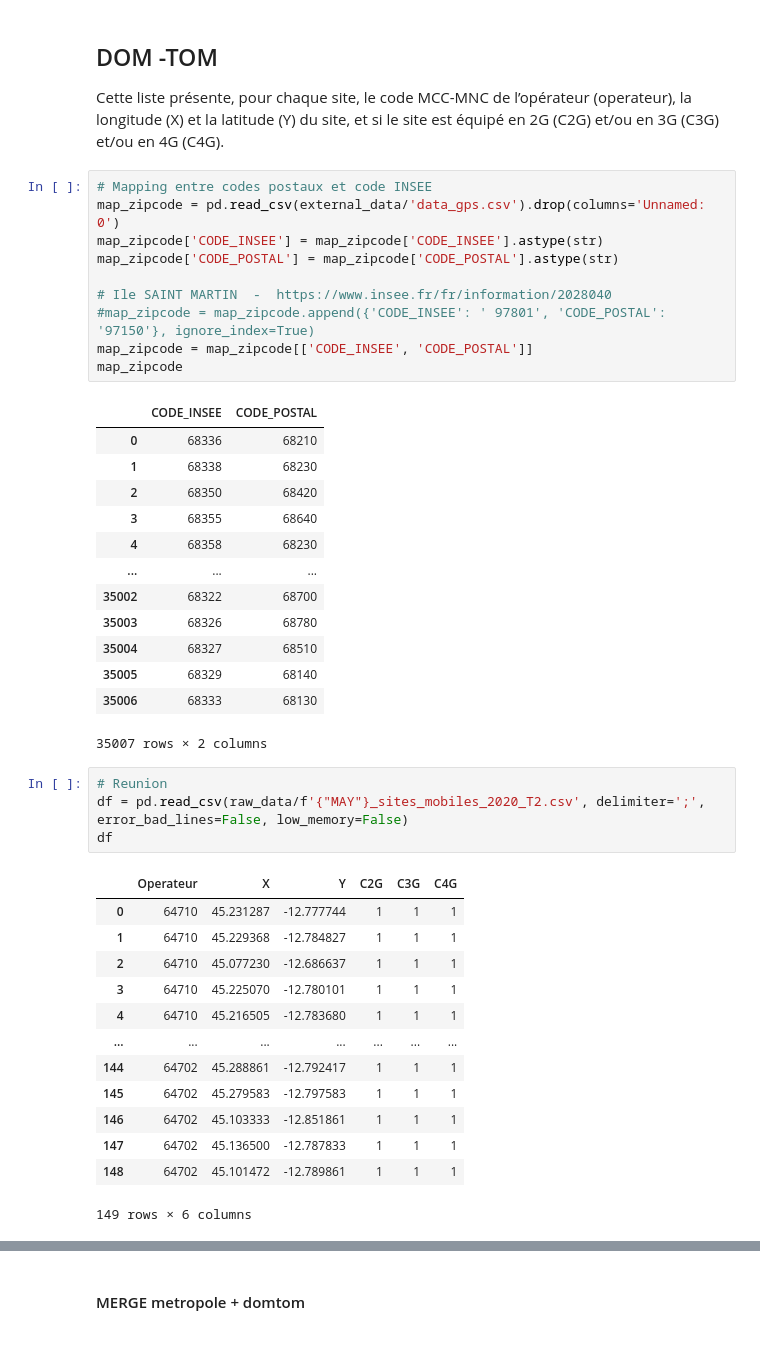
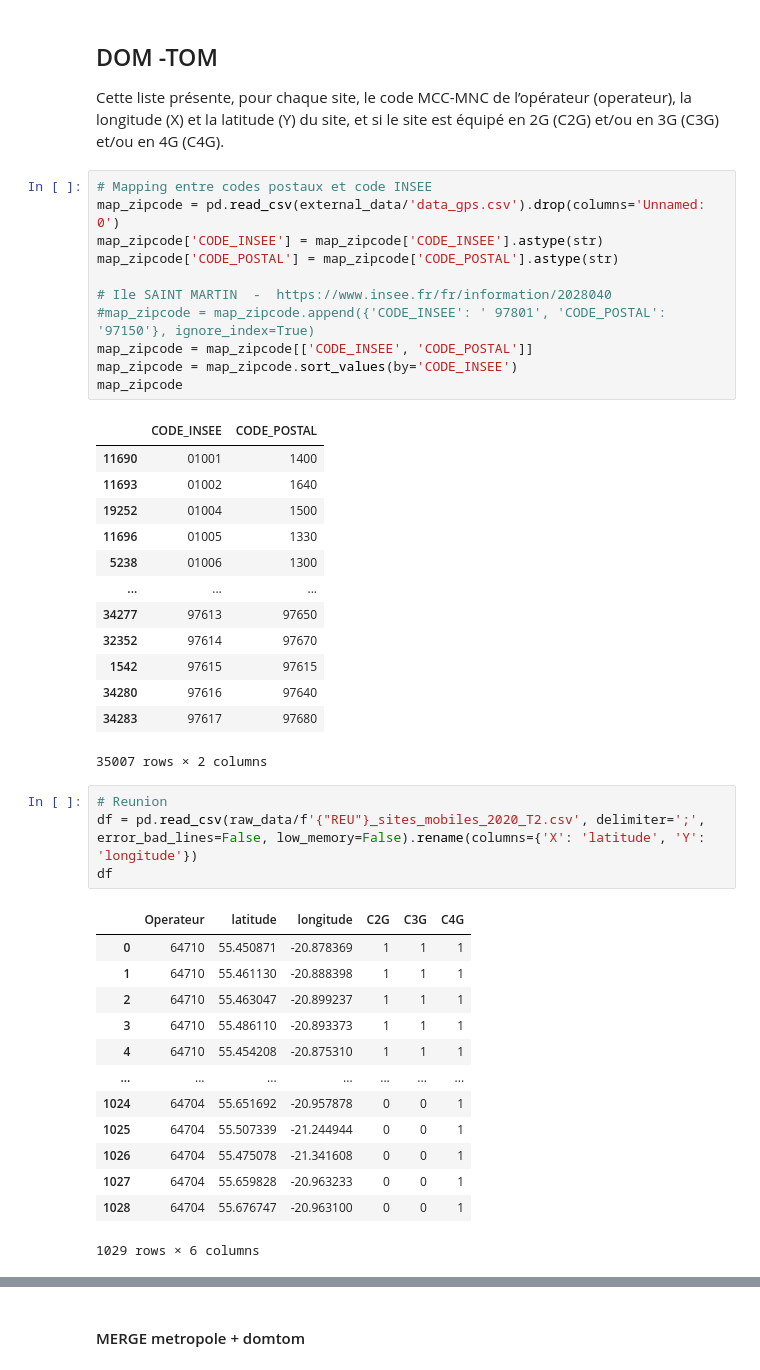
Before and after one commit to dataforgoodfr/batch8_mednum, a Jupyter notebook: notebooks/taux_couverture_mobile.ipynb, the cells around one changed output, grey strips where cells are left out. Cells and saved outputs as stored; diff of their text form.

```diff
--- a/notebooks/taux_couverture_mobile.ipynb
+++ b/notebooks/taux_couverture_mobile.ipynb
@@ -167,36 +167,37 @@ map_zipcode['CODE_POSTAL'] = map_zipcode['CODE_POSTAL'].astype(str)
 # Ile SAINT MARTIN  -  https://www.insee.fr/fr/information/2028040
 #map_zipcode = map_zipcode.append({'CODE_INSEE': ' 97801', 'CODE_POSTAL': '97150'}, ignore_index=True)
 map_zipcode = map_zipcode[['CODE_INSEE', 'CODE_POSTAL']]
+map_zipcode = map_zipcode.sort_values(by='CODE_INSEE')
 map_zipcode
 # %% [output]
 |  | CODE_INSEE | CODE_POSTAL |
-| 0 | 68336 | 68210 |
-| 1 | 68338 | 68230 |
-| 2 | 68350 | 68420 |
-| 3 | 68355 | 68640 |
-| 4 | 68358 | 68230 |
+| 11690 | 01001 | 1400 |
+| 11693 | 01002 | 1640 |
+| 19252 | 01004 | 1500 |
+| 11696 | 01005 | 1330 |
+| 5238 | 01006 | 1300 |
 | ... | ... | ... |
-| 35002 | 68322 | 68700 |
-| 35003 | 68326 | 68780 |
-| 35004 | 68327 | 68510 |
-| 35005 | 68329 | 68140 |
-| 35006 | 68333 | 68130 |
+| 34277 | 97613 | 97650 |
+| 32352 | 97614 | 97670 |
+| 1542 | 97615 | 97615 |
+| 34280 | 97616 | 97640 |
+| 34283 | 97617 | 97680 |
 35007 rows × 2 columns
 # %%
 # Reunion
-df = pd.read_csv(raw_data/f'{"MAY"}_sites_mobiles_2020_T2.csv', delimiter=';', error_bad_lines=False, low_memory=False)
+df = pd.read_csv(raw_data/f'{"REU"}_sites_mobiles_2020_T2.csv', delimiter=';', error_bad_lines=False, low_memory=False).rename(columns={'X': 'latitude', 'Y': 'longitude'})
 df
 # %% [output]
-|  | Operateur | X | Y | C2G | C3G | C4G |
-| 0 | 64710 | 45.231287 | -12.777744 | 1 | 1 | 1 |
-| 1 | 64710 | 45.229368 | -12.784827 | 1 | 1 | 1 |
-| 2 | 64710 | 45.077230 | -12.686637 | 1 | 1 | 1 |
-| 3 | 64710 | 45.225070 | -12.780101 | 1 | 1 | 1 |
-| 4 | 64710 | 45.216505 | -12.783680 | 1 | 1 | 1 |
+|  | Operateur | latitude | longitude | C2G | C3G | C4G |
+| 0 | 64710 | 55.450871 | -20.878369 | 1 | 1 | 1 |
+| 1 | 64710 | 55.461130 | -20.888398 | 1 | 1 | 1 |
+| 2 | 64710 | 55.463047 | -20.899237 | 1 | 1 | 1 |
+| 3 | 64710 | 55.486110 | -20.893373 | 1 | 1 | 1 |
+| 4 | 64710 | 55.454208 | -20.875310 | 1 | 1 | 1 |
 | ... | ... | ... | ... | ... | ... | ... |
-| 144 | 64702 | 45.288861 | -12.792417 | 1 | 1 | 1 |
-| 145 | 64702 | 45.279583 | -12.797583 | 1 | 1 | 1 |
-| 146 | 64702 | 45.103333 | -12.851861 | 1 | 1 | 1 |
-| 147 | 64702 | 45.136500 | -12.787833 | 1 | 1 | 1 |
-| 148 | 64702 | 45.101472 | -12.789861 | 1 | 1 | 1 |
+| 1024 | 64704 | 55.651692 | -20.957878 | 0 | 0 | 1 |
+| 1025 | 64704 | 55.507339 | -21.244944 | 0 | 0 | 1 |
+| 1026 | 64704 | 55.475078 | -21.341608 | 0 | 0 | 1 |
+| 1027 | 64704 | 55.659828 | -20.963233 | 0 | 0 | 1 |
+| 1028 | 64704 | 55.676747 | -20.963100 | 0 | 0 | 1 |
-149 rows × 6 columns
+1029 rows × 6 columns
```
Also changed, not shown: parts of 16 cells of this notebook, 21 other files.
